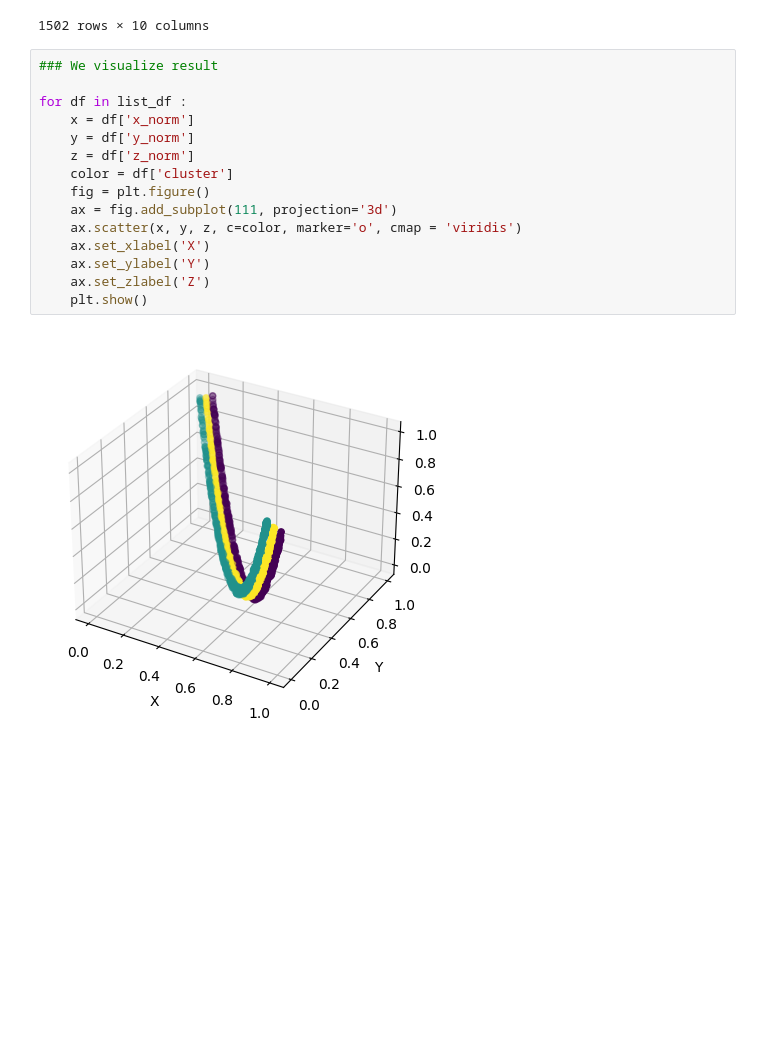
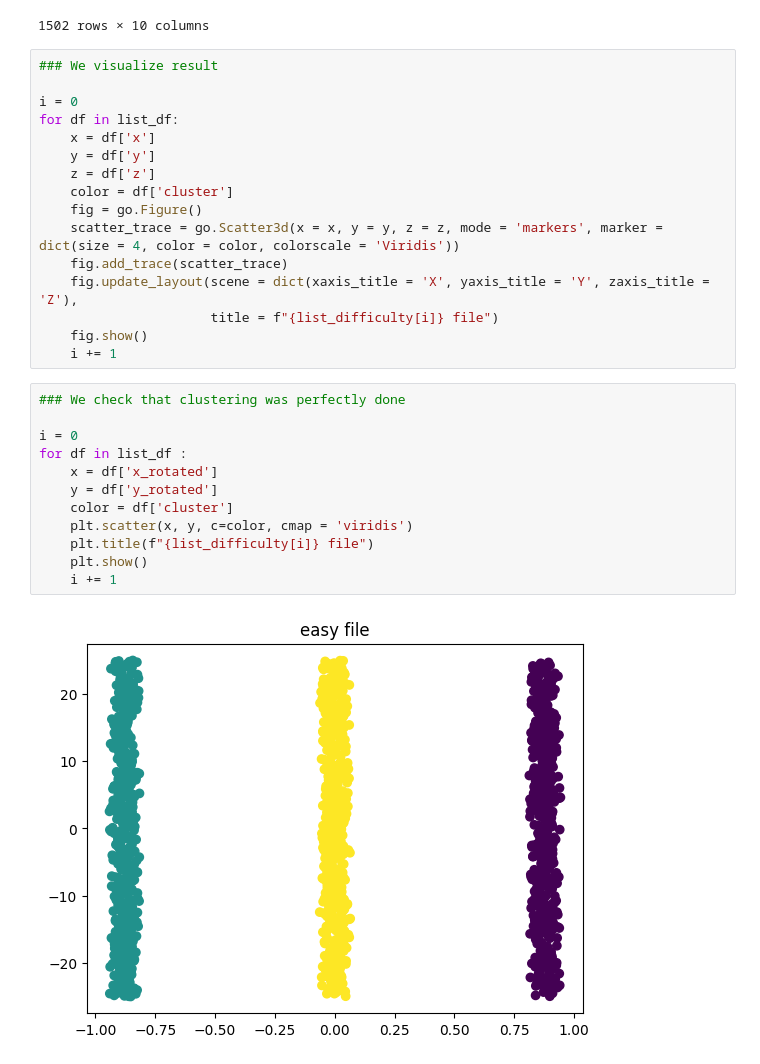
Before and after one commit to JulesChpn/blunomy_project, a Jupyter notebook: clustering_construction.ipynb, the cells around one changed output. Saved outputs shown, nothing was run; the diff lists cells and outputs as text; blank space fills up the shorter version.

Commit message:
Clustering - Update : added comments/plotly graph

```diff
--- a/clustering_construction.ipynb
+++ b/clustering_construction.ipynb
@@ -70,20 +74,33 @@ lidar_easy
 | 1500 | 3001 | -12.749286 | 21.452882 | 11.526176 | 0.000000 | 0.984826 | 0.937865 | -0.902573 | 24.939041 | 1 |
 | 1501 | 3002 | -12.735351 | 21.548953 | 11.475172 | 0.000546 | 0.986984 | 0.907502 | -0.844282 | 25.016669 | 1 |
 1502 rows × 10 columns
+# %%
+### We visualize result
+
+i = 0
+for df in list_df:
+    x = df['x']
+    y = df['y']
+    z = df['z']
+    color = df['cluster']
+    fig = go.Figure()
+    scatter_trace = go.Scatter3d(x = x, y = y, z = z, mode = 'markers', marker = dict(size = 4, color = color, colorscale = 'Viridis'))
+    fig.add_trace(scatter_trace)
+    fig.update_layout(scene = dict(xaxis_title = 'X', yaxis_title = 'Y', zaxis_title = 'Z'),
+                      title = f"{list_difficulty[i]} file")
+    fig.show()
+    i += 1
 # %%
-### We visualize result
+### We check that clustering was perfectly done
 
+i = 0
 for df in list_df :
-    x = df['x_norm']
-    y = df['y_norm']
-    z = df['z_norm']
+    x = df['x_rotated']
+    y = df['y_rotated']
     color = df['cluster']
-    fig = plt.figure()
-    ax = fig.add_subplot(111, projection='3d')
-    ax.scatter(x, y, z, c=color, marker='o', cmap = 'viridis')
-    ax.set_xlabel('X')
-    ax.set_ylabel('Y')
-    ax.set_zlabel('Z')
+    plt.scatter(x, y, c=color, cmap = 'viridis')
+    plt.title(f"{list_difficulty[i]} file")
     plt.show()
+    i += 1
 # %% [output]
-[figure, old version]
+[figure, new version]
```
Also changed, not shown: parts of 6 cells of this notebook, 1 other file.
